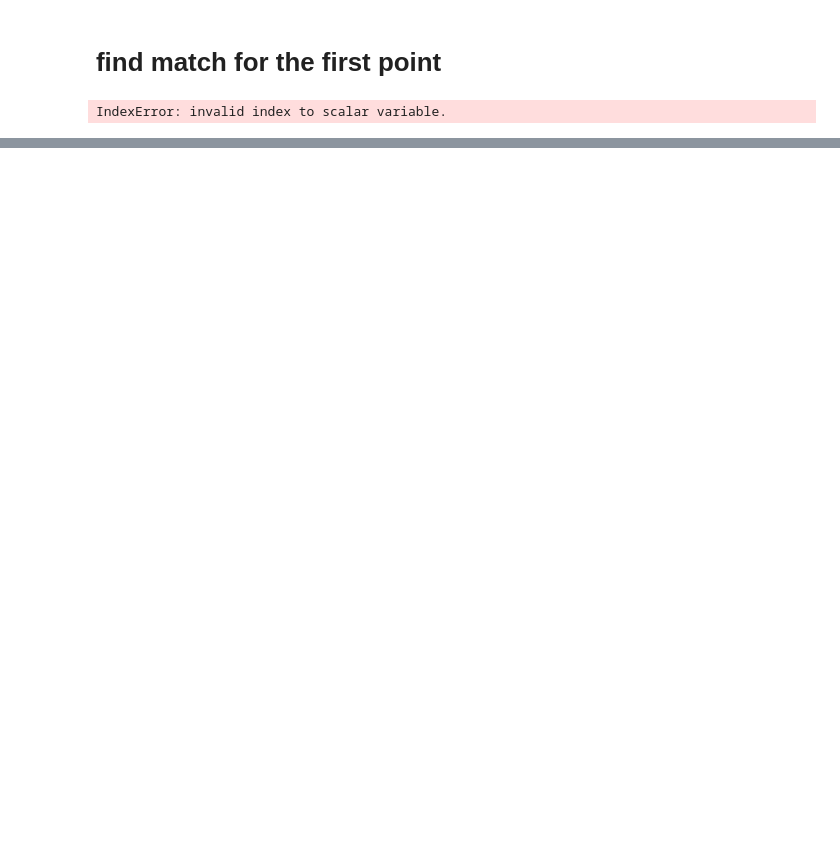
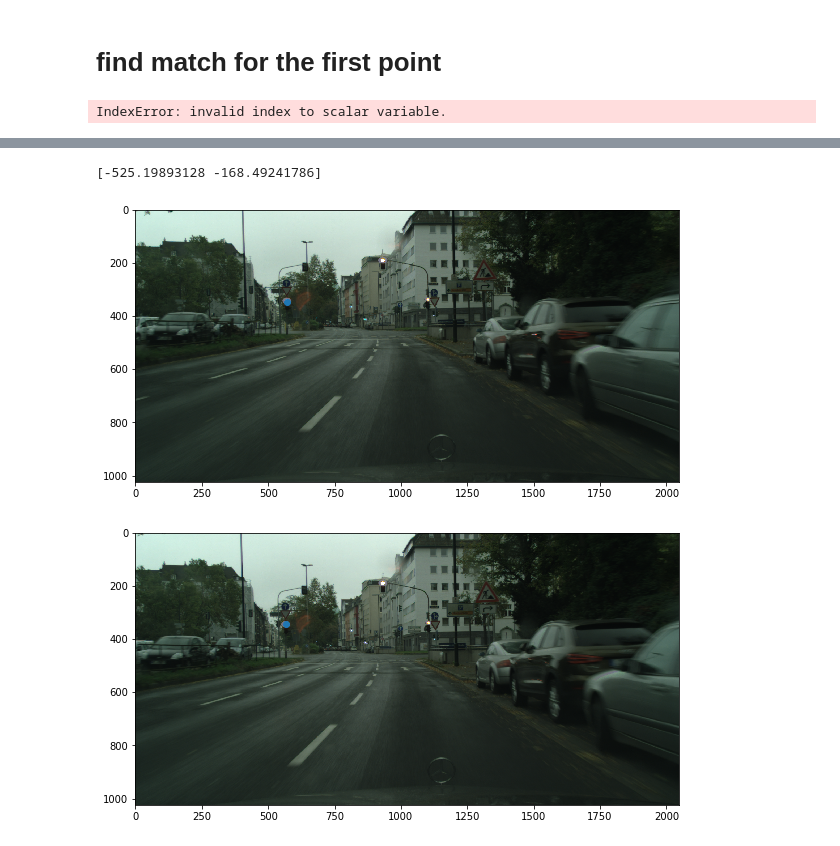
Before and after one commit to shoamco/Mobileye-Project, a Jupyter notebook: PhaseIII-Gometric.ipynb, the cells around one changed output, grey strips where cells are left out. Cells and saved outputs as stored; diff of their text form; code cells hidden in the pictures; blank space fills up the shorter version.

```diff
--- a/PhaseIII-Gometric.ipynb
+++ b/PhaseIII-Gometric.ipynb
@@ -129,3 +126,0 @@ def compute_epipolar_lines(current_point, foe):
-# %%
-m,n = compute_epipolar_lines(points_19[0],foe)
-print(m,n,points_19[0])
@@ -217,0 +173,11 @@ calc_depth(depth)
+# %%
+def distance_point_from_line(previous_point,current_point):
+    m,n=calculate_epipolar_line(current_point)
+    x,y=previous_point[:2]
+    d=abs((m*x+n-y)/math.sqrt(m**2+1))
+    return d
+# %%
+current=points_19
+# print(current)
+distance=distance_point_from_line(previous_rotate[0],current[0])
+print(f"distance : {distance}")
@@ -217,0 +188,17 @@ calc_depth(depth)
+# %%
+def match_rotated_point_to_current_point(previous_points,current_points):
+#     xc,yc=current_points
+#     xr,yr=previous_points
+    match_point=[]
+    for prev in previous_points:
+        distance_array=[]
+        for current in current_points:
+            d=distance_point_from_line(prev,current)
+            distance_array.append(d)
+        distance_array=np.array(distance_array)
+        min_index=np.argmin(distance_array, axis=0)
+        match_point.append((prev[:2],current_points[min_index]))
+
+    return np.array(match_point)
+match_point=match_rotated_point_to_current_point(previous_rotate,current)
+print(match_point)
@@ -217,0 +223,17 @@ calc_depth(depth)
+# %%
+match_point=match_rotated_point_to_current_point(previous_rotate,current)
+
+def color_matches(matches, img_18, img_19):
+    plt.figure(figsize=(10,5))
+    plt.imshow(img1)
+    print(matches[0][0])
+    plt.scatter(matches[0][0][0]+pp[0], matches[0][0][1]+pp[1])
+    plt.figure(figsize=(10,5))
+    plt.imshow(img2)
+    plt.scatter(matches[0][1][0]+pp[0], matches[0][1][1]+pp[1])
+    plt.show()
+color_matches(match_point,img1,img2)
+# %% [output]
+[-525.19893128 -168.49241786]
+[figure, added]
+[figure, added]
```
Also changed, not shown: parts of 38 cells of this notebook.
